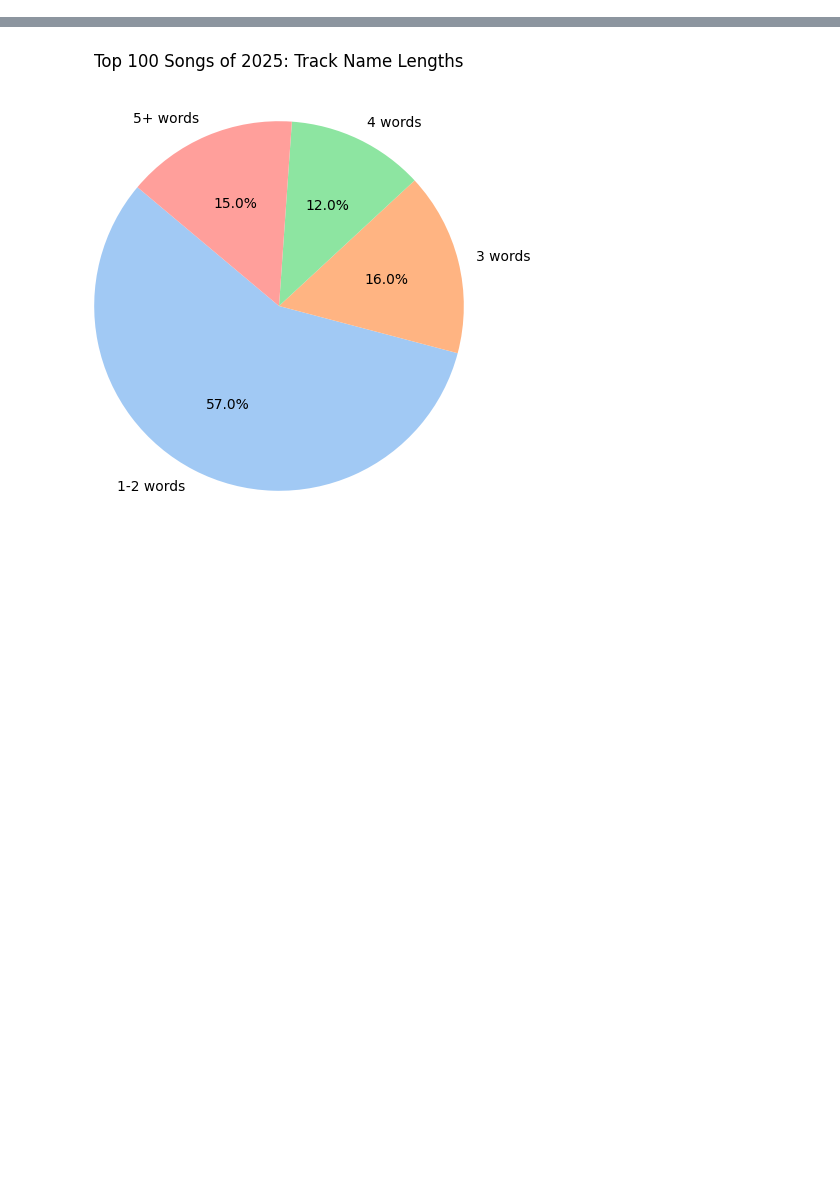
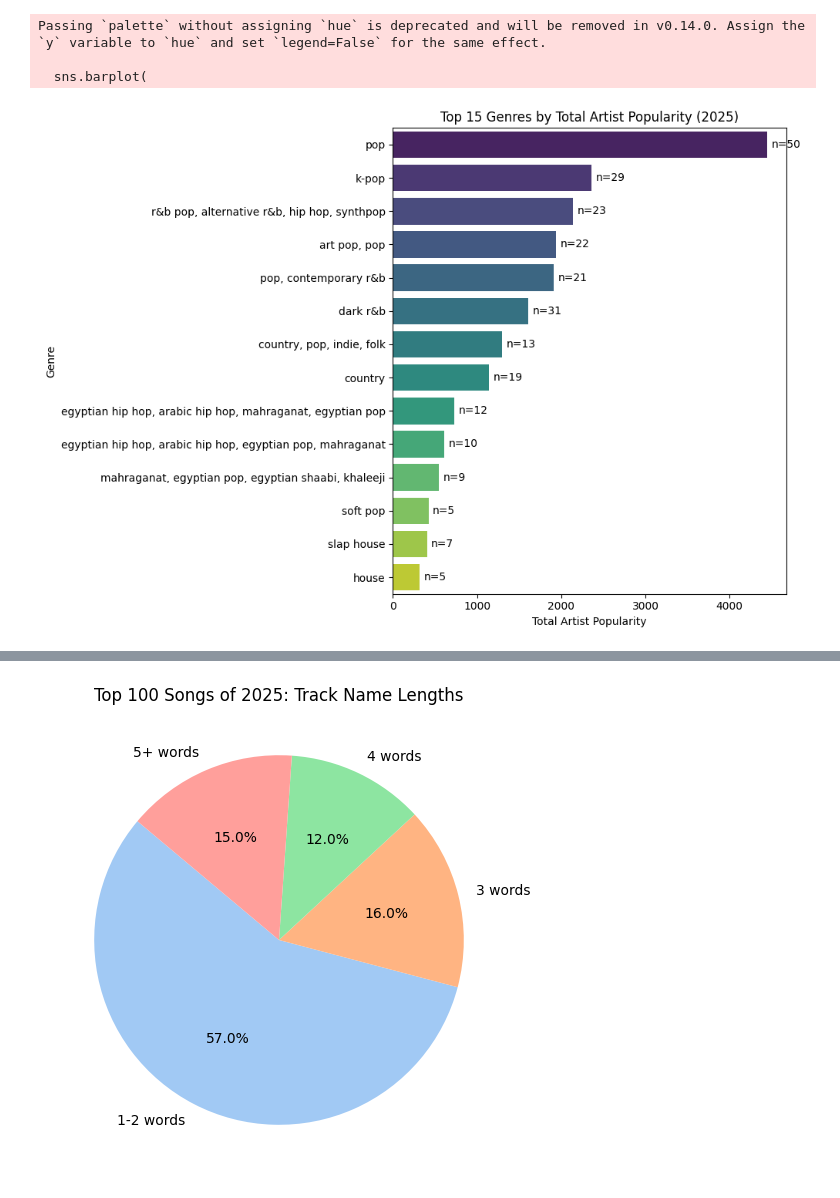
Before and after one commit to carlosdrevins1/Project-Programming-1, a Jupyter notebook: official work space for spotify data set.ipynb, the cells around one changed output, grey strips where cells are left out. Saved outputs shown, nothing was run; the diff lists cells and outputs as text; code cells hidden in the pictures; blank space fills up the shorter version.

```diff
--- a/official work space for spotify data set.ipynb
+++ b/official work space for spotify data set.ipynb
@@ -51,30 +1,55 @@ for i, (_, row) in enumerate(top10.iterrows(), 1):
 # %%
+import pandas as pd
+import seaborn as sns
 import matplotlib.pyplot as plt
-import seaborn as sns
 
-# use existing pop_col and df
-genre_col = 'artist_genres'
-pop = pop_col  # 'track_popularity'
+# Load dataset
+df = pd.read_csv("spotify_data clean.csv")
 
-# prepare genre-level dataframe (split comma-separated genres, explode)
-g = df[[genre_col, pop]].dropna(subset=[genre_col, pop]).copy()
-g[genre_col] = g[genre_col].str.split(',').apply(lambda lst: [s.strip() for s in lst])
-g = g.explode(genre_col)
-g[genre_col] = g[genre_col].str.lower()
+# Convert album_release_date to datetime and extract year
+df['album_release_date'] = pd.to_datetime(df['album_release_date'], errors='coerce')
+df['year'] = df['album_release_date'].dt.year
 
-# aggregate: average popularity per genre (and include count)
-agg = g.groupby(genre_col)[pop].agg(['mean', 'count']).rename(columns={'mean': 'avg_pop', 'count': 'n'})
-agg = agg[agg['n'] >= 5]  # optional: require at least 5 tracks to avoid tiny-sample noise
-top_n = agg.sort_values('avg_pop', ascending=False).head(15)
+# Filter only 2025 tracks
+df_2025 = df[df['year'] == 2025]
 
-# plot
+# Define column names
+genre_col = "artist_genres"
+pop_col = "artist_popularity"
+
+# Group by genre and aggregate popularity
+agg_2025 = (
+    df_2025.groupby(genre_col)[pop_col]
+    .agg(['sum', 'count'])
+    .rename(columns={'sum': 'total_pop', 'count': 'n'})
+)
+
+# Require at least 5 tracks per genre
+agg_2025 = agg_2025[agg_2025['n'] >= 5]
+
+# Get top 15 genres by total popularity
+top_2025 = agg_2025.sort_values('total_pop', ascending=False).head(15)
+
+# Plot bar graph
 plt.figure(figsize=(10, 7))
-sns.barplot(x='avg_pop', y=top_n.index, data=top_n.reset_index(), palette='viridis')
-plt.xlabel('Average Track Popularity')
+sns.barplot(
+    x='total_pop',
+    y=genre_col,
+    data=top_2025.reset_index(),
+    palette='viridis'
+)
+plt.xlabel('Total Artist Popularity')
 plt.ylabel('Genre')
-plt.title('Top 15 Genres by Average Track Popularity')
-# annotate counts on bars
-for i, (val, cnt) in enumerate(zip(top_n['avg_pop'], top_n['n'])):
-    plt.text(val + 0.5, i, f'n={cnt}', va='center')
+plt.title('Top 15 Genres by Total Artist Popularity (2025)')
+
+# Annotate counts on bars
+for i, (val, cnt) in enumerate(zip(top_2025['total_pop'], top_2025['n'])):
+    plt.text(val + 50, i, f'n={cnt}', va='center')
+
 plt.tight_layout()
 plt.show()
+# %% [output]
+Passing `palette` without assigning `hue` is deprecated and will be removed in v0.14.0. Assign the `y` variable to `hue` and set `legend=False` for the same effect.
+
+  sns.barplot(
+[figure, added]
```
Also changed, not shown: parts of 14 cells of this notebook.
